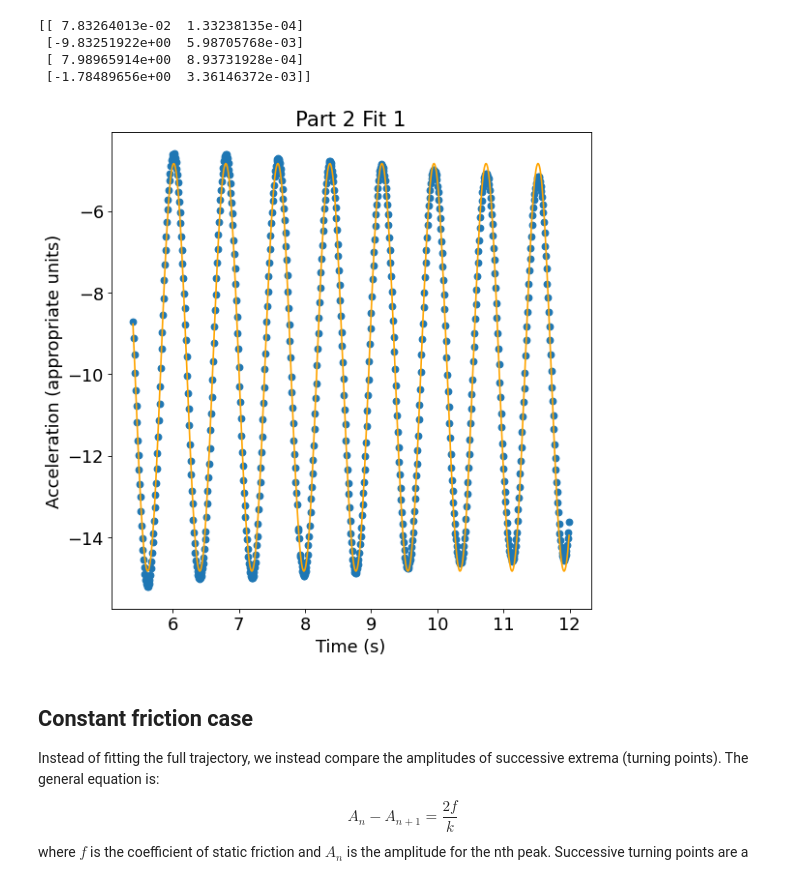
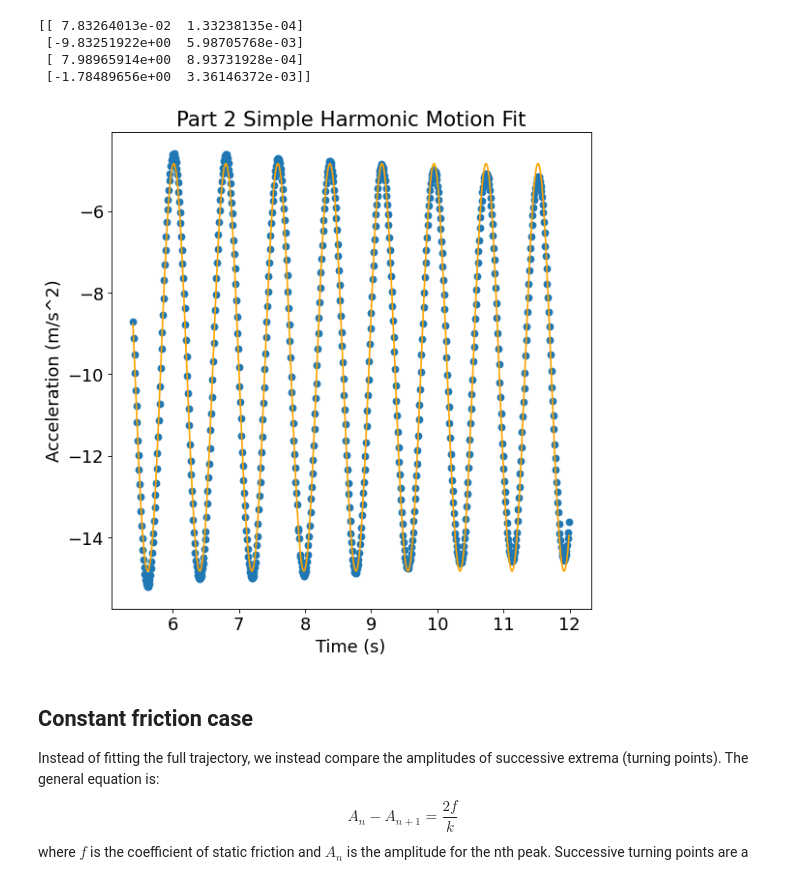
Before and after one commit to mito-funatsu/5bl-t1, a Jupyter notebook: Part 2 Simple Harmonic Oscillator- Fit 1 SHM Model.ipynb, the cells around one changed output. Saved outputs shown, nothing was run; the diff lists cells and outputs as text; code cells hidden in the pictures.

```diff
--- a/Part 2 Simple Harmonic Oscillator- Fit 1 SHM Model.ipynb
+++ b/Part 2 Simple Harmonic Oscillator- Fit 1 SHM Model.ipynb
@@ -164,21 +164,21 @@ ypred = shm_model(tvals-start_time, A, B, w, phi)
 # %%
 # Best-fit plots
 
 # Sets figure size etc.
 fig1=plt.figure(figsize=(8, 8), dpi= 80, facecolor='w', edgecolor='k')
 plt.rcParams.update({'font.size': '16'})
 
 # Data and fit
 plt.scatter(tvals, yvals)
 plt.plot(tvals, ypred, color='orange')
 
 # Axes label and title
-plt.title("Part 2 Fit 1")
+plt.title("Part 2 Simple Harmonic Motion Fit")
 plt.xlabel("Time (s)")
-plt.ylabel("Acceleration (appropriate units)")
+plt.ylabel("Acceleration (m/s^2)")
 plt.show()
 # %% [output]
-[figure, old version]
+[figure, new version]
 # %% [markdown]
 ## Constant friction case
 
```
Also changed, not shown: parts of 3 cells of this notebook.
